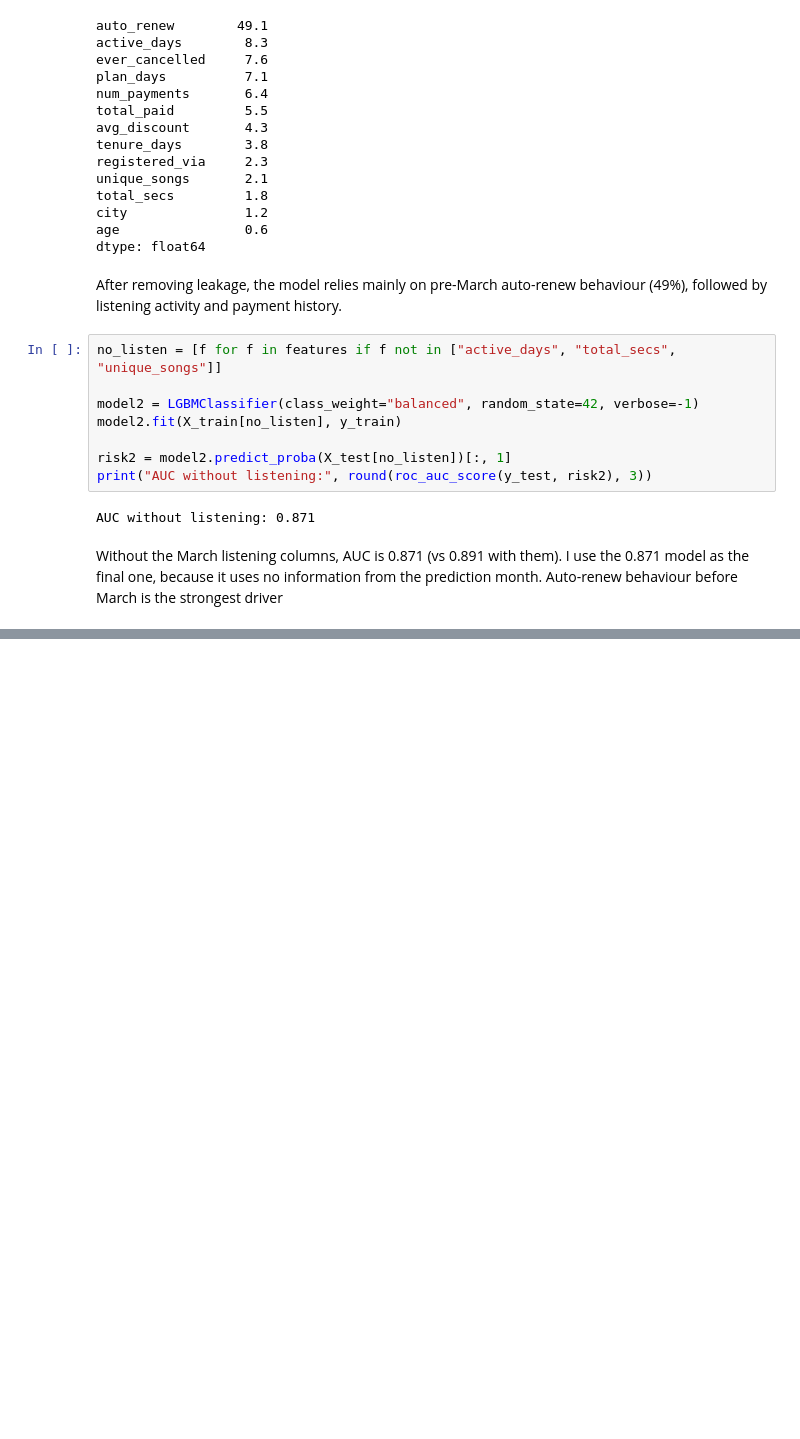
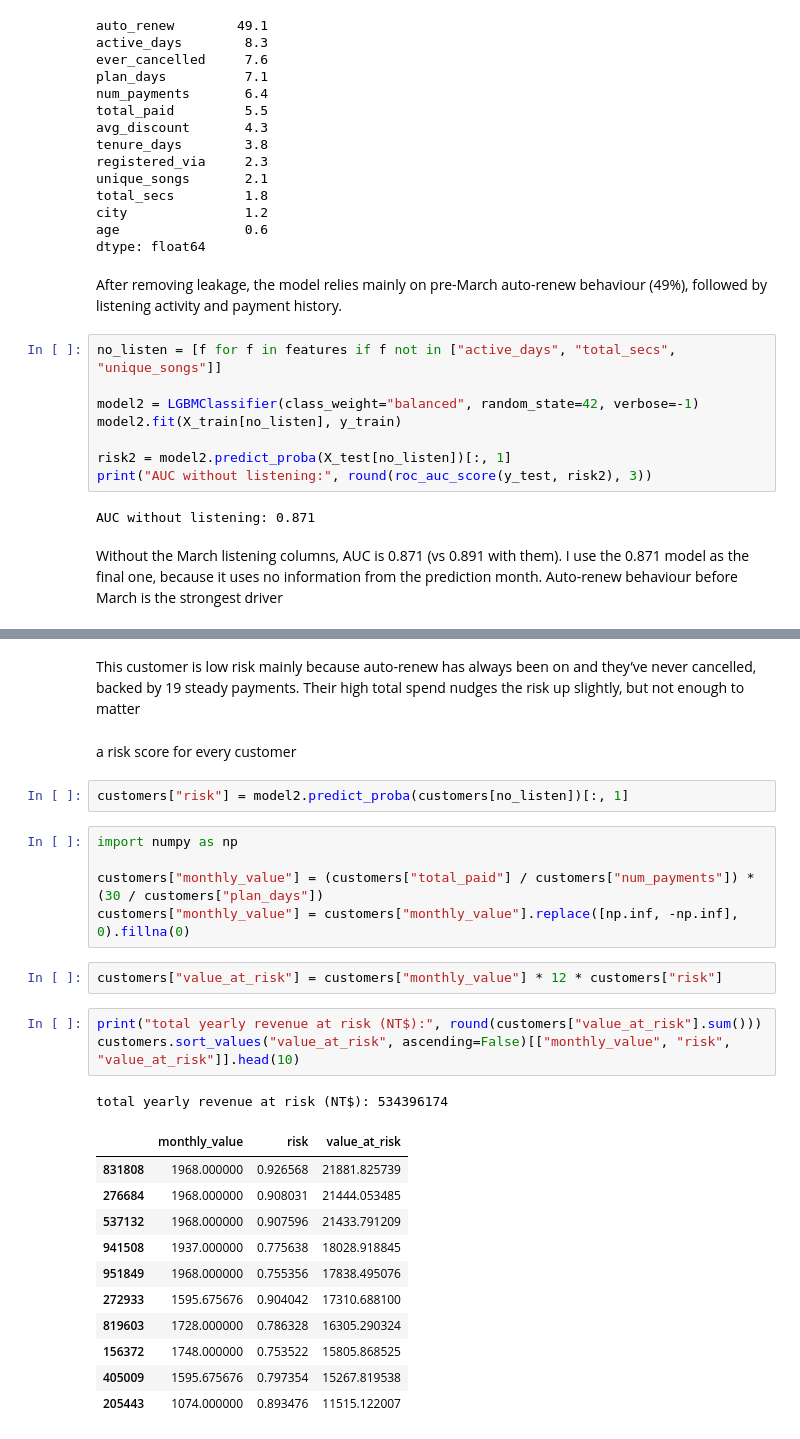
Before and after one commit to bushra-fatima-hub/retention-decision-system, a Jupyter notebook: notebooks/04_model.ipynb, the cells around one changed output, grey strips where cells are left out. Saved outputs shown, nothing was run; the diff lists cells and outputs as text; blank space fills up the shorter version.

Commit message:
Add customer value and revenue at risk

```diff
--- a/notebooks/04_model.ipynb
+++ b/notebooks/04_model.ipynb
@@ -208,0 +260,29 @@ Without the March listening columns, AUC is 0.871 (vs 0.891 with them). I use th
+# %% [markdown]
+This customer is low risk mainly because auto-renew has always been on and they’ve never cancelled, backed by 19 steady payments. Their high total spend nudges the risk up slightly, but not enough to matter
+# %% [markdown]
+a risk score for every customer
+# %%
+customers["risk"] = model2.predict_proba(customers[no_listen])[:, 1]
+# %%
+import numpy as np
+
+customers["monthly_value"] = (customers["total_paid"] / customers["num_payments"]) * (30 / customers["plan_days"])
+customers["monthly_value"] = customers["monthly_value"].replace([np.inf, -np.inf], 0).fillna(0)
+# %%
+customers["value_at_risk"] = customers["monthly_value"] * 12 * customers["risk"]
+# %%
+print("total yearly revenue at risk (NT$):", round(customers["value_at_risk"].sum()))
+customers.sort_values("value_at_risk", ascending=False)[["monthly_value", "risk", "value_at_risk"]].head(10)
+# %% [output]
+total yearly revenue at risk (NT$): 534396174
+|  | monthly_value | risk | value_at_risk |
+| 831808 | 1968.000000 | 0.926568 | 21881.825739 |
+| 276684 | 1968.000000 | 0.908031 | 21444.053485 |
+| 537132 | 1968.000000 | 0.907596 | 21433.791209 |
+| 941508 | 1937.000000 | 0.775638 | 18028.918845 |
+| 951849 | 1968.000000 | 0.755356 | 17838.495076 |
+| 272933 | 1595.675676 | 0.904042 | 17310.688100 |
+| 819603 | 1728.000000 | 0.786328 | 16305.290324 |
+| 156372 | 1748.000000 | 0.753522 | 15805.868525 |
+| 405009 | 1595.675676 | 0.797354 | 15267.819538 |
+| 205443 | 1074.000000 | 0.893476 | 11515.122007 |
```
Also changed, not shown: parts of 6 cells of this notebook.
